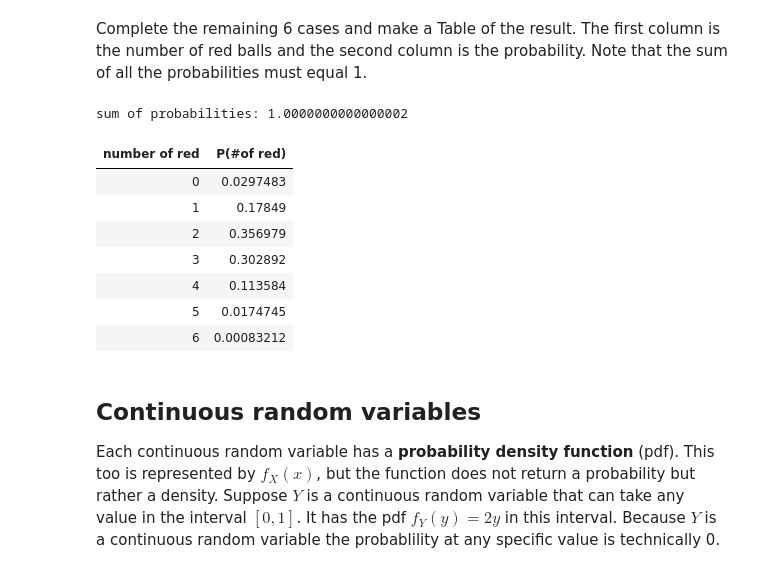
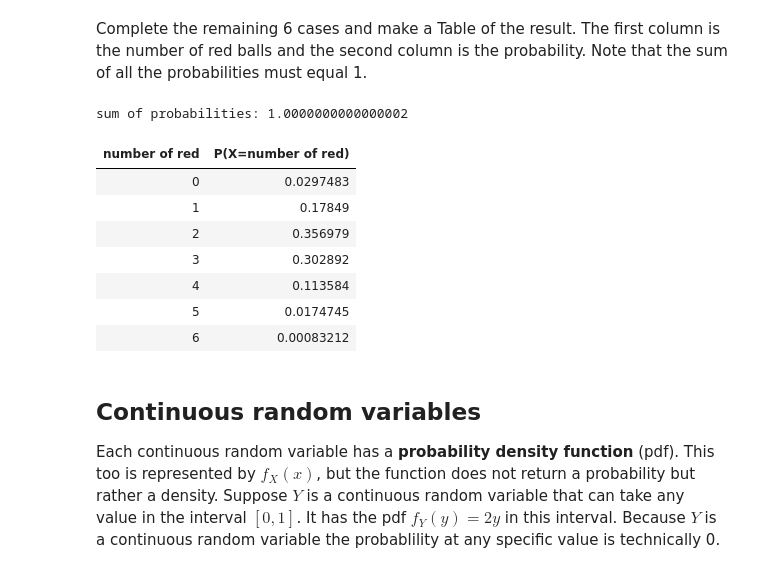
Before and after one commit to VanHegeMonster/Data-Science-Notebooks, a Jupyter notebook: Probability Lesson 8.ipynb, the cells around one changed output. Saved outputs shown, nothing was run; the diff lists cells and outputs as text; code cells hidden in the pictures.

```diff
--- a/Probability Lesson 8.ipynb
+++ b/Probability Lesson 8.ipynb
@@ -476,19 +476,19 @@ Complete the remaining 6 cases and make a Table of the result. The first column
 # %%
 import datascience as ds
 P1=choose(9,1)*choose(8+6,5)/choose(8+9+6,6)
 P2=choose(9,2)*choose(8+6,4)/choose(8+9+6,6)
 P3=choose(9,3)*choose(8+6,3)/choose(8+9+6,6)
 P4=choose(9,4)*choose(8+6,2)/choose(8+9+6,6)
 P5=choose(9,5)*choose(8+6,1)/choose(8+9+6,6)
 P6=choose(9,6)*choose(8+6,0)/choose(8+9+6,6)
 table=ds.Table().with_column('number of red',[0,1,2,3,4,5,6])
-table=table.with_column('P(#of red)',[P0,P1,P2,P3,P4,P5,P6])
+table=table.with_column('P(X=number of red)',[P0,P1,P2,P3,P4,P5,P6])
 Sum=sum([P0,P1,P2,P3,P4,P5,P6])
 print("sum of probabilities:",Sum)
 table
 # %% [output]
 sum of probabilities: 1.0000000000000002
-| number of red | P(#of red) |
+| number of red | P(X=number of red) |
 | 0 | 0.0297483 |
 | 1 | 0.17849 |
 | 2 | 0.356979 |
```
Also changed, not shown: parts of 5 cells of this notebook, 15 other files.
